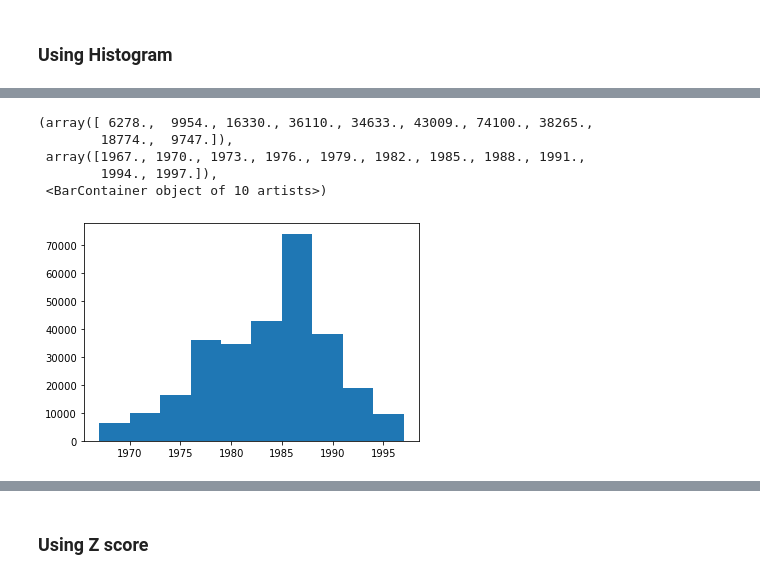
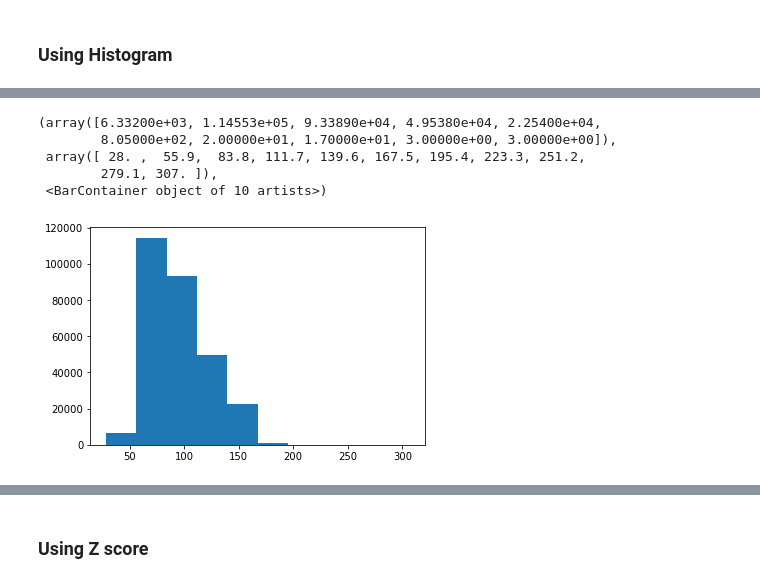
Before and after one commit to malavikasreekumar/Data-Cleaning, a Jupyter notebook: Data Cleaning.ipynb, the cells around one changed output, grey strips where cells are left out. Drawn from its saved outputs; the diff is of its cells as text; code cells hidden in the pictures.

Commit message:
Some more histograms

```diff
--- a/Data Cleaning.ipynb
+++ b/Data Cleaning.ipynb
@@ -90,9 +95,9 @@ Name: LEASE_COMMENCE_DATE, Length: 287200, dtype: int64>
 # %%
-plt.hist(df['LEASE_COMMENCE_DATE'].values)
+plt.hist(df['FLOOR_AREA_SQM'].values)
 # %% [output]
-(array([ 6278.,  9954., 16330., 36110., 34633., 43009., 74100., 38265.,
-        18774.,  9747.]),
- array([1967., 1970., 1973., 1976., 1979., 1982., 1985., 1988., 1991.,
-        1994., 1997.]),
+(array([6.33200e+03, 1.14553e+05, 9.33890e+04, 4.95380e+04, 2.25400e+04,
+        8.05000e+02, 2.00000e+01, 1.70000e+01, 3.00000e+00, 3.00000e+00]),
+ array([ 28. ,  55.9,  83.8, 111.7, 139.6, 167.5, 195.4, 223.3, 251.2,
+        279.1, 307. ]),
  <BarContainer object of 10 artists>)
-[figure, old version]
+[figure, new version]
```
Also changed, not shown: parts of 4 cells of this notebook.
